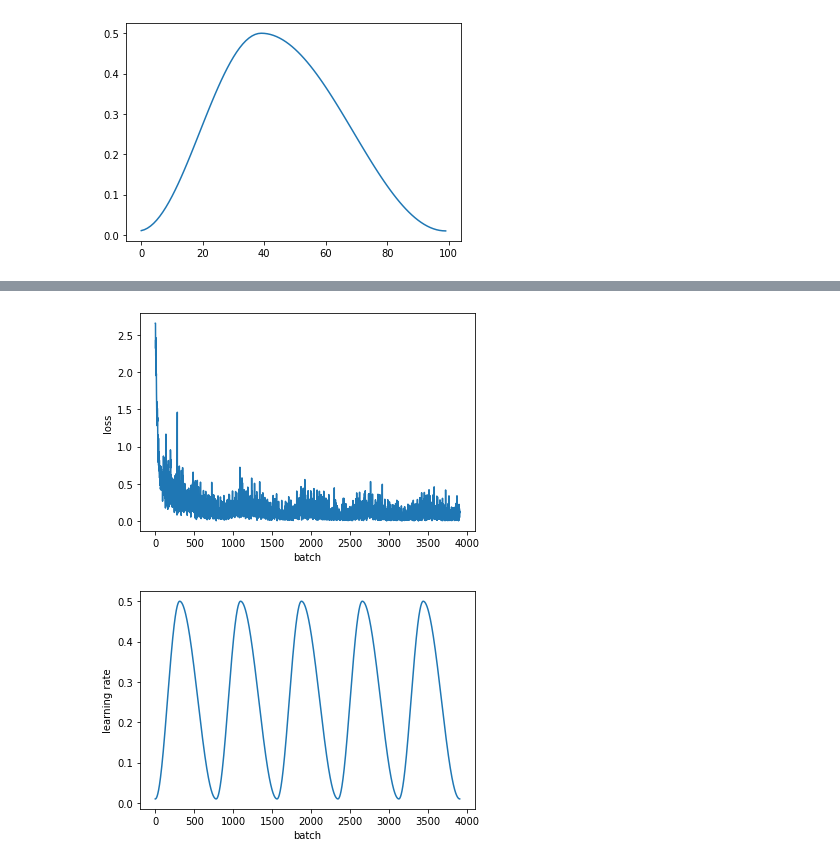
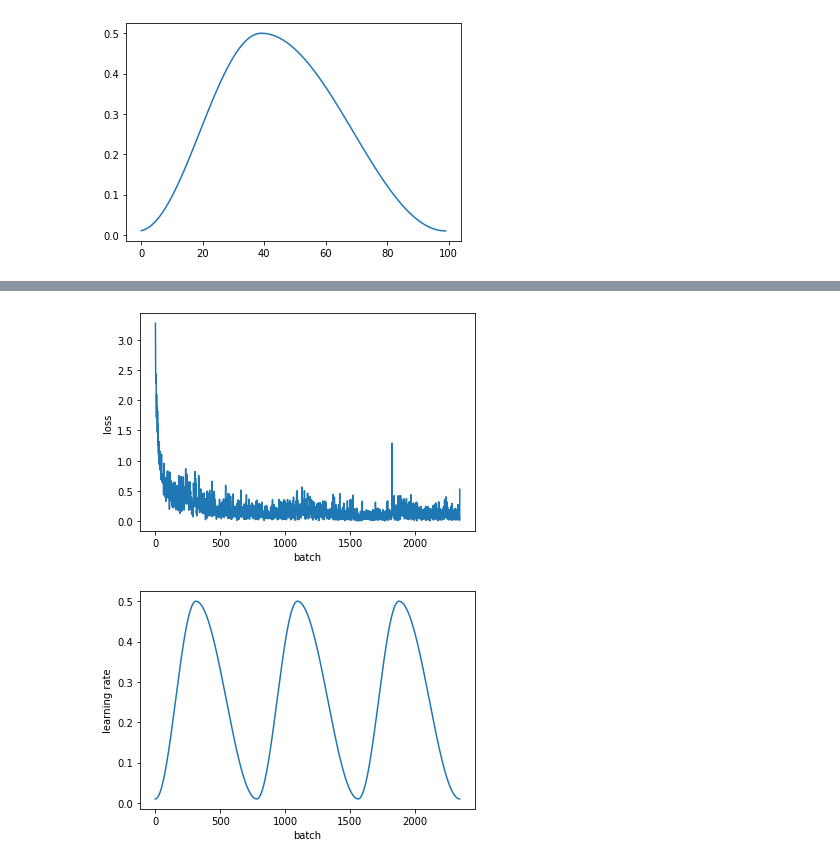
Before and after one commit to Jacklu0831/GroundUpAI, a Jupyter notebook: notebooks/14_param_scheduling.ipynb, the cells around one changed output, grey strips where cells are left out. Cells and saved outputs as stored; diff of their text form; code cells hidden in the pictures.

```diff
--- a/notebooks/05_hyper_param_scheduling.ipynb
+++ b/notebooks/14_param_scheduling.ipynb
@@ -99,7 +96,7 @@ def get_model(data_bunch, learning_rate=0.1, num_hidden=50):
 # %%
 #export
 class Recorder(Callback):
-    def __init__(self, param_names):
+    def __init__(self, param_names=['learning_rate']):
         self.parameters = {name: [] for name in param_names}
 
     def before_fit(self):
@@ -120,15 +117,3 @@ class Recorder(Callback):
         plt.plot(self.parameters[name])
         plt.ylabel(' '.join(name.split('_')))
         plt.xlabel('batch')
-
-class ParamScheduler(Callback):
-    def __init__(self, param_name, schedule_fn):
-        self.param_name = param_name
-        self.schedule_fn = schedule_fn
-
-    def set_param(self):
-        self.optimizer.hyper_params[self.param_name] = self.schedule_fn(self.iters_count / self.iters)
-
-    def before_batch(self):
-        if self.model.training:
-            self.set_param()
@@ -189,0 +138,9 @@ valid metrics - [1.0947227478027343e-06, 0.9709]
+# %%
+data_bunch = get_data_bunch(*get_mnist_data(), batch_size=64)
+model = get_lin_model(data_bunch)
+optimizer = DynamicOpt(list(model.parameters()), learning_rate=0.1)
+loss_fn = CrossEntropy()
+callbacks = [ParamScheduler('learning_rate', schedule), Recorder(), StatsLogging()]
+# %%
+learner = Learner(data_bunch, model, loss_fn, optimizer, callbacks)
+print(learner)
@@ -189,0 +162,2 @@ valid metrics - [1.0947227478027343e-06, 0.9709]
+# %%
+learner.fit(3)
@@ -190,8 +176,8 @@ valid metrics - [1.0947227478027343e-06, 0.9709]
 # %%
-runner.callbacks[2].plot_losses()
+learner.callbacks[2].plot_losses()
 # %% [output]
-[figure, old version]
+[figure, new version]
 # %%
-runner.callbacks[2].plot_parameter('learning_rate')
+learner.callbacks[2].plot_parameter('learning_rate')
 # %% [output]
-[figure, old version]
+[figure, new version]
```
Also changed, not shown: parts of 7 cells of this notebook, 42 other files.
